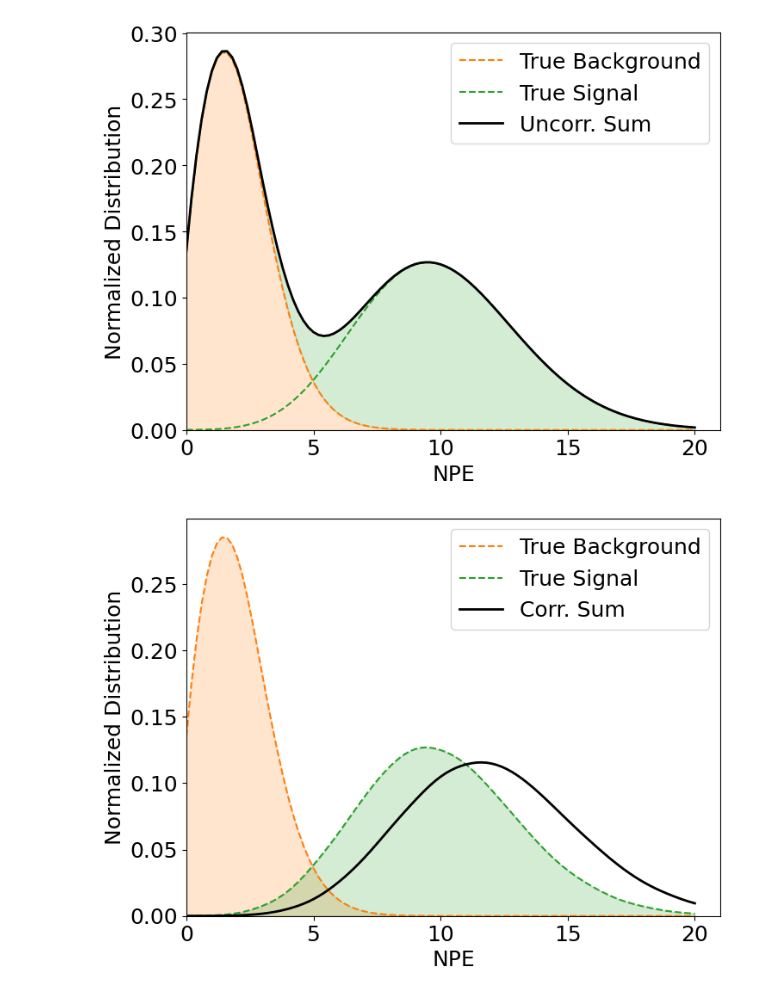
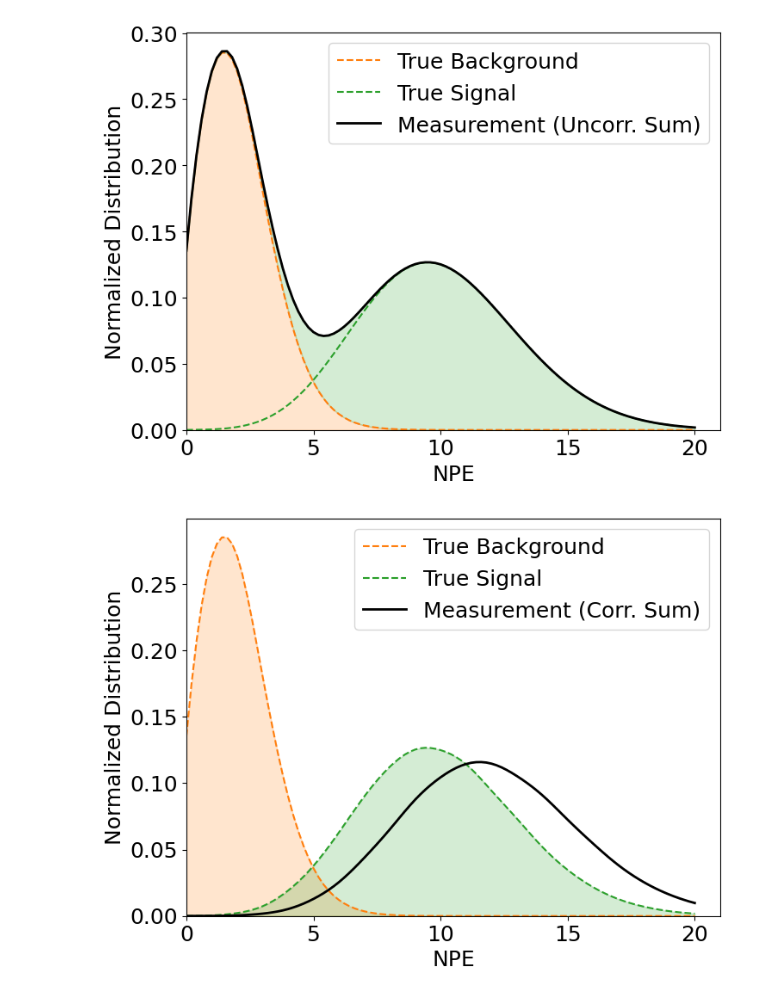
Before and after one commit to jizhongling/solid_dd4hep, a Jupyter notebook: scripts/py_notebooks/signal_subtraction_sim.ipynb, the cells around one changed output. Cells and saved outputs as stored; diff of their text form; code cells hidden in the pictures.

Commit message:
update labels in the signal subtraction simulation script

```diff
--- a/scripts/py_notebooks/signal_subtraction_sim.ipynb
+++ b/scripts/py_notebooks/signal_subtraction_sim.ipynb
@@ -38,23 +38,23 @@ ysp_sum = ysp_bkg + ysp_sig
 # %%
 # plot the uncorrelated sum of background and signal
 fig, ax = plt.subplots(figsize=(8, 6))
 ax.plot(xsp, ysp_bkg, label='True Background', color=colors[1], ls='--')
 ax.fill_between(xsp, 0, ysp_bkg, color=colors[1], alpha=0.2)
 ax.plot(xsp, ysp_sig, label='True Signal', color=colors[2], ls='--')
 ax.fill_between(xsp, ysp_bkg, ysp_sum, color=colors[2], alpha=0.2)
-ax.plot(xsp, ysp_sum, label='Uncorr. Sum', color='k', ls='-', lw=2)
+ax.plot(xsp, ysp_sum, label='Measurement (Uncorr. Sum)', color='k', ls='-', lw=2)
 ax.set_axisbelow(True)
 ax.tick_params(labelsize=18)
 ax.set_ylabel('Normalized Distribution', fontsize=18)
 ax.set_xlabel('NPE', fontsize=18)
 ax.legend(fontsize=18)
 ax.set_xlim(0)
 ax.set_ylim(0)
 
 # showing the graph
 plt.show()
 # %% [output]
-[figure, old version]
+[figure, new version]
 # %%
 # correlated sum
 # assuming every event is signal + background (1:1 ratio, 100% pile-up)
@@ -79,7 +79,7 @@ ax.plot(xsp, hvsp_bkg, label='True Background', color=colors[1], ls='--')
 ax.fill_between(xsp, 0, hvsp_bkg, color=colors[1], alpha=0.2)
 ax.plot(xsp, hvsp_sig, label='True Signal', color=colors[2], ls='--')
 ax.fill_between(xsp, 0, hvsp_sig, color=colors[2], alpha=0.2)
-ax.plot(xsp, hvsp_sum, label='Corr. Sum', color='k', ls='-', lw=2)
+ax.plot(xsp, hvsp_sum, label='Measurement (Corr. Sum)', color='k', ls='-', lw=2)
 ax.set_axisbelow(True)
 ax.tick_params(labelsize=18)
 ax.set_ylabel('Normalized Distribution', fontsize=18)
@@ -91,7 +91,7 @@ ax.set_ylim(0)
 # showing the graph
 plt.show()
 # %% [output]
-[figure, old version]
+[figure, new version]
 # %%
 # showing that a fully corr. sum - mean value of background recovers the mean value of signals
 # plot the uncorrelated sum of background and signal
```
Also changed, not shown: parts of 2 cells of this notebook.
